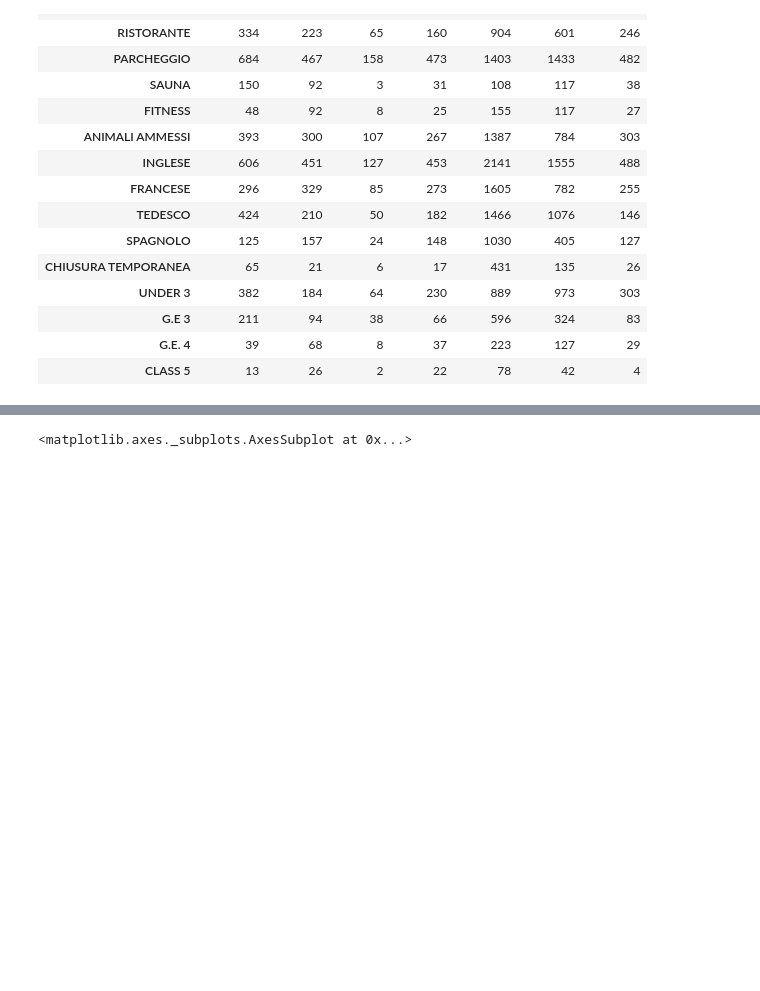
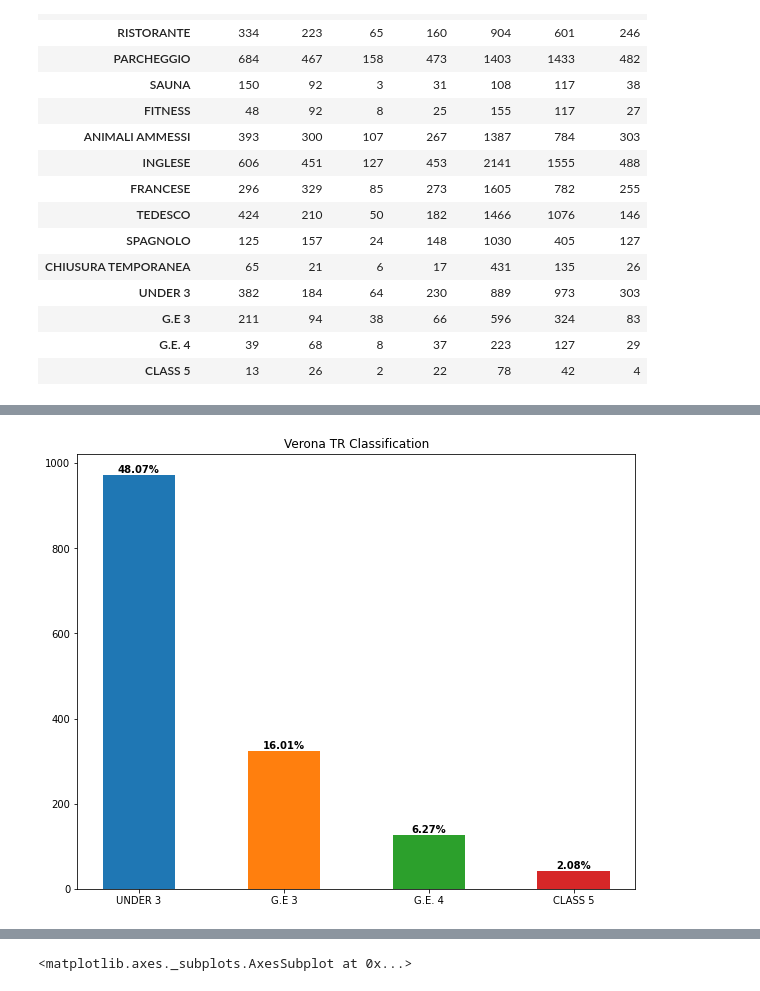
Before and after one commit to NicoloAvesani/project_Tourist_Residences_in_Veneto, a Jupyter notebook: project_on_colab.ipynb, the cells around one changed output, grey strips where cells are left out. Drawn from its saved outputs; the diff is of its cells as text; code cells hidden in the pictures; blank space fills up the shorter version.

Commit message:
new graph classification

```diff
--- a/project_on_colab.ipynb
+++ b/project_on_colab.ipynb
@@ -1741,0 +1748,79 @@ tr_groupby_sum.T
+# %%
+## dividing provincie mean
+
+belluno_class_mean = tr_class.loc['BELLUNO']
+padova_class_mean = tr_class.loc['PADOVA']
+rovigo_class_mean = tr_class.loc['ROVIGO']
+treviso_class_mean = tr_class.loc['TREVISO']
+venezia_class_mean = tr_class.loc['VENEZIA']
+verona_class_mean = tr_class.loc['VERONA']
+vicenza_class_mean = tr_class.loc['VICENZA']
+
+## dividing provincie sum
+
+belluno_class_sum = tr_class_sum.loc['BELLUNO']
+padova_class_sum = tr_class_sum.loc['PADOVA']
+rovigo_class_sum = tr_class_sum.loc['ROVIGO']
+treviso_class_sum = tr_class_sum.loc['TREVISO']
+venezia_class_sum = tr_class_sum.loc['VENEZIA']
+verona_class_sum = tr_class_sum.loc['VERONA']
+vicenza_class_sum = tr_class_sum.loc['VICENZA']
+# %%
+## Plotting the different classification TR
+
+city= input('select_city').upper()
+
+if city == 'BELLUNO':
+  plt.figure(figsize=(10,8))
+  plt.title('Belluno TR Classification')
+  for i in range(len(belluno_class_mean)):
+    plt.bar(belluno_class_mean.index[i], belluno_class_sum[i], width= 0.5)
+    plt.text(belluno_class_mean.index[i],belluno_class_sum[i], str(round((belluno_class_mean[i])*100,2))+'%', ha='center',va= 'bottom', weight='bold')
+
+elif city == 'PADOVA':
+  plt.figure(figsize=(10,8))
+  plt.title('Padova TR Classification')
+  for i in range(len(padova_class_mean)):
+    plt.bar(padova_class_mean.index[i], padova_class_sum[i], width= 0.5)
+    plt.text(padova_class_mean.index[i],padova_class_sum[i], str(round((padova_class_mean[i])*100,2))+'%', ha='center',va= 'bottom', weight='bold')
+
+elif city == 'ROVIGO':
+  plt.figure(figsize=(10,8))
+  plt.title('Rovigo TR Classification')
+  for i in range(len(rovigo_class_mean)):
+    plt.bar(rovigo_class_mean.index[i], rovigo_class_sum[i], width= 0.5)
+    plt.text(rovigo_class_mean.index[i],rovigo_class_sum[i], str(round((rovigo_class_mean[i])*100,2))+'%', ha='center',va= 'bottom', weight='bold')
+
+elif city == 'TREVISO':
+  plt.figure(figsize=(10,8))
+  plt.title('Treviso TR Classification')
+  for i in range(len(treviso_class_mean)):
+    plt.bar(treviso_class_mean.index[i], treviso_class_sum[i], width= 0.5)
+    plt.text(treviso_class_mean.index[i],treviso_class_sum[i], str(round((treviso_class_mean[i])*100,2))+'%', ha='center',va= 'bottom', weight='bold')
+
+elif city == 'VENEZIA':
+  plt.figure(figsize=(10,8))
+  plt.title('Venezia TR Classification')
+  for i in range(len(venezia_class_mean)):
+    plt.bar(venezia_class_mean.index[i], venezia_class_sum[i], width= 0.5)
+    plt.text(venezia_class_mean.index[i],venezia_class_sum[i], str(round((venezia_class_mean[i])*100,2))+'%', ha='center',va= 'bottom', weight='bold')
+
+elif city == 'VERONA':
+  plt.figure(figsize=(10,8))
+  plt.title('Verona TR Classification')
+  for i in range(len(verona_class_mean)):
+    plt.bar(verona_class_mean.index[i], verona_class_sum[i], width= 0.5)
+    plt.text(verona_class_mean.index[i],verona_class_sum[i], str(round((verona_class_mean[i])*100,2))+'%', ha='center',va= 'bottom', weight='bold')
+
+elif city == 'VICENZA':
+  plt.figure(figsize=(10,8))
+  plt.title('Vicenza TR Classification')
+  for i in range(len(vicenza_class_mean)):
+    plt.bar(vicenza_class_mean.index[i], vicenza_class_sum[i], width= 0.5)
+    plt.text(vicenza_class_mean.index[i],vicenza_class_sum[i], str(round((vicenza_class_mean[i])*100,2))+'%', ha='center',va= 'bottom', weight='bold')
+
+else:
+  print('City not found!')
+
+plt.show()
+# %% [output]
@@ -1742,3 +1828,4 @@ tr_groupby_sum.T
+[figure, added]
 # %%
 ## let's see the correlation between characteristics variables
 
```
Also changed, not shown: parts of 7 cells of this notebook.
